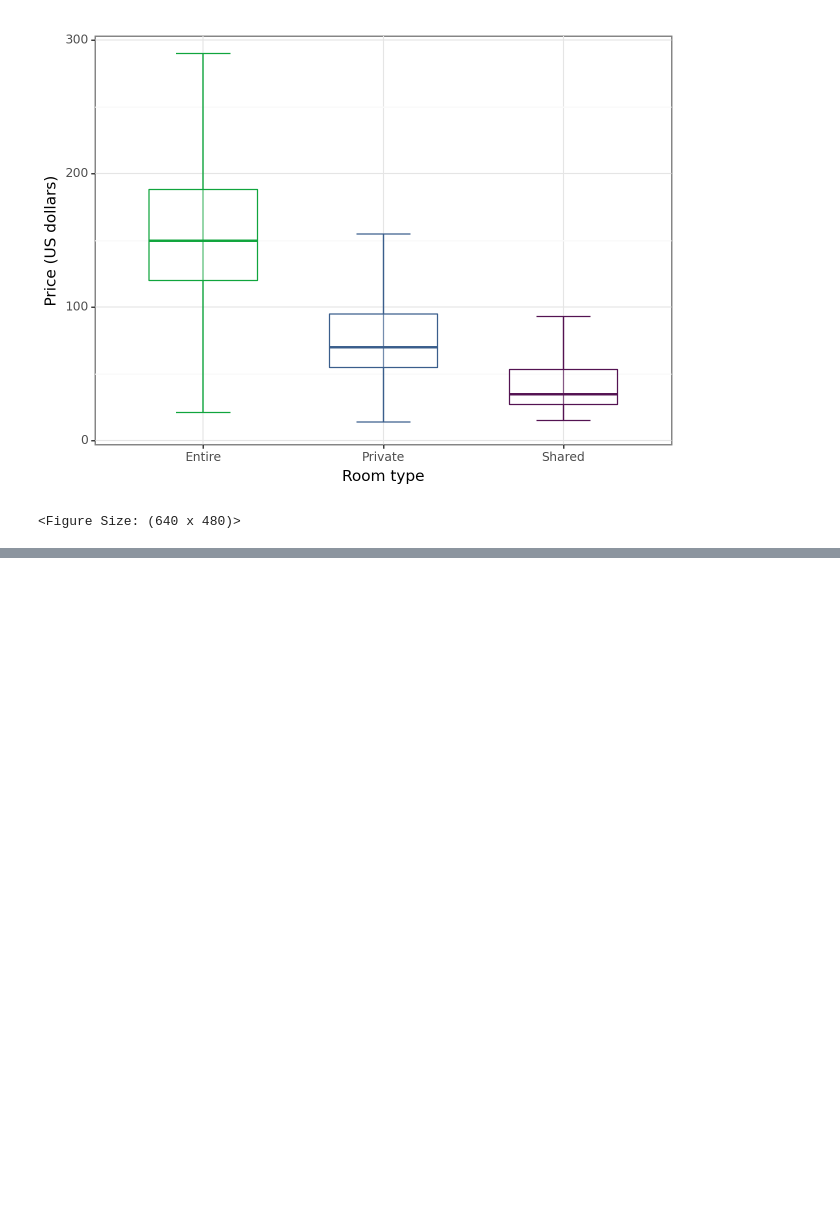
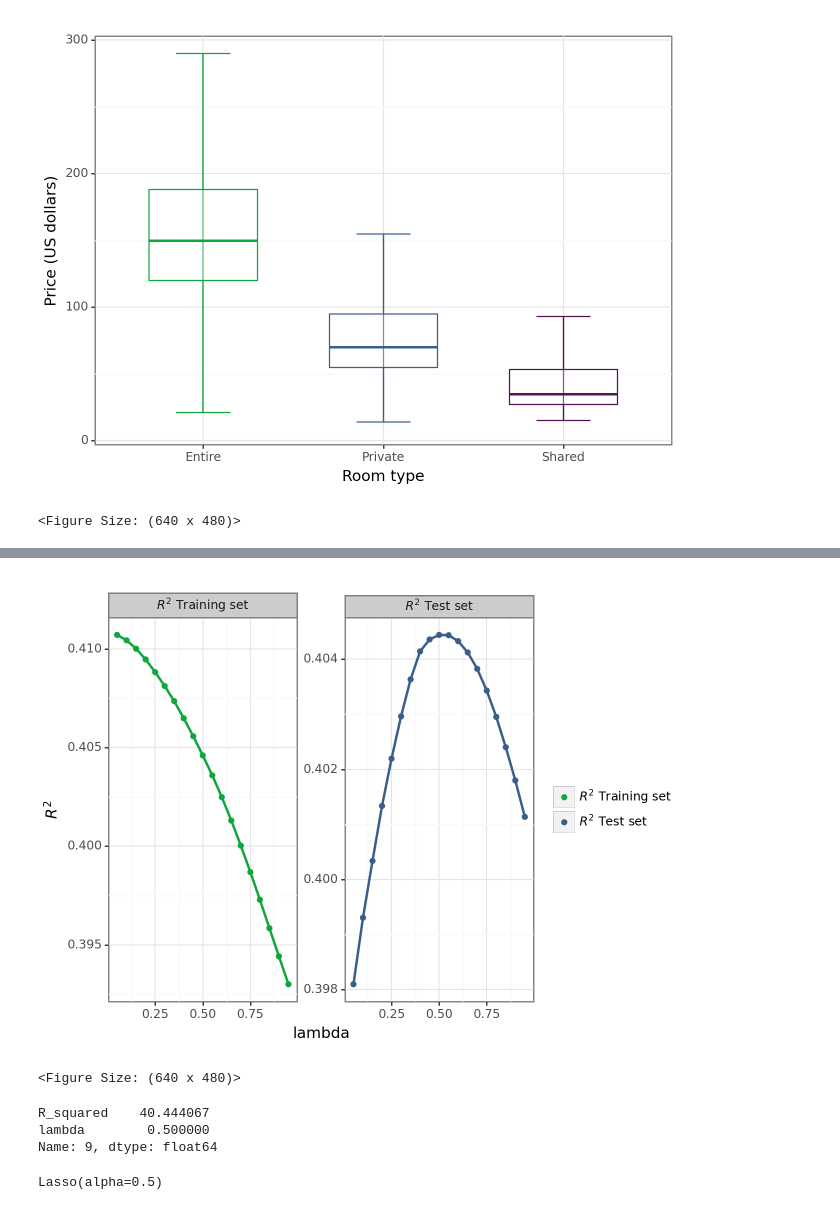
Before and after one commit to szilvasipeter2000/Data-Analysis-3, a Jupyter notebook: assignment-2/assignment2-working.ipynb, the cells around one changed output, grey strips where cells are left out. Drawn from its saved outputs; the diff is of its cells as text; code cells hidden in the pictures; blank space fills up the shorter version.

Commit message:
finished modeling, started fine tuning variables and models

```diff
--- a/assignment-2/assignment2-working.ipynb
+++ b/assignment-2/assignment2-working.ipynb
@@ -391,0 +639,2 @@ listings.groupby(["property_type", "room_type"]).agg(mean_price=("price", np.mea
+# %%
+modellev8="~"+"+".join(basic_lev)+"+"+"+".join(basic_add)+"+"+"+".join(reviews)+"+"+"+".join(more_reviews)+"+"+"+".join(amenities)
@@ -391,0 +665,12 @@ listings.groupby(["property_type", "room_type"]).agg(mean_price=("price", np.mea
+# %%
+from sklearn.model_selection import cross_val_score
+import datetime
+
+for ind, i in enumerate(lambdas):
+    print(f"Run: {str(ind).rjust(2)}, lambda: {i:.2f}, start: {datetime.datetime.now().strftime('%Y-%m-%d %H:%M:%S')}")
+    reg = Lasso(alpha = i, random_state= 20240115)
+    reg.fit(X_train, y_train)
+    results = cross_val_score(reg, X, y, cv=cv, scoring="r2")
+
+    train_r_squared[ind] = reg.score(X_train, y_train)
+    test_r_squared[ind] = reg.score(X_test, y_test)
@@ -391,0 +697,15 @@ listings.groupby(["property_type", "room_type"]).agg(mean_price=("price", np.mea
+# %%
+r_squared_data = (
+    pd.DataFrame(
+        {
+            "$R^2$ Test set": test_r_squared,
+            "$R^2$ Training set": train_r_squared,
+            "lambda": lambdas,
+        }
+    )
+    .melt(id_vars=["lambda"])
+)
+# %%
+r_squared_data["variable"] = r_squared_data["variable"].astype("category").cat.reorder_categories(
+    ["$R^2$ Training set", "$R^2$ Test set"]
+)
@@ -391,0 +732,28 @@ listings.groupby(["property_type", "room_type"]).agg(mean_price=("price", np.mea
+# %%
+(
+    ggplot(r_squared_data, aes(x="lambda", y="value", color="variable"))
+    + geom_point()
+    + geom_line(size=1, show_legend=False, na_rm=True)
+    + scale_color_manual(name="", values=(color[1], color[0]))
+    + scale_y_continuous(name="$R^2$")
+    + facet_wrap("variable", scales="free")
+    + theme_bw()
+    + theme(subplots_adjust={"wspace": 0.25},legend_title=element_blank())
+)
+# %% [output]
+[figure, added]
+<Figure Size: (640 x 480)>
+# %%
+df_lam = pd.DataFrame(test_r_squared*100, columns=['R_squared'])
+df_lam['lambda'] = (lambdas)
+# returns the index of the row where column has maximum value.
+df_lam.loc[df_lam['R_squared'].idxmax()]
+# %% [output]
+R_squared    40.444067
+lambda        0.500000
+Name: 9, dtype: float64
+# %%
+reg_best = Lasso(alpha = df_lam.loc[df_lam['R_squared'].idxmax()]['lambda'])
+reg_best.fit(X_train, y_train)
+# %% [output]
+Lasso(alpha=0.5)
```
Also changed, not shown: parts of 82 cells of this notebook.
